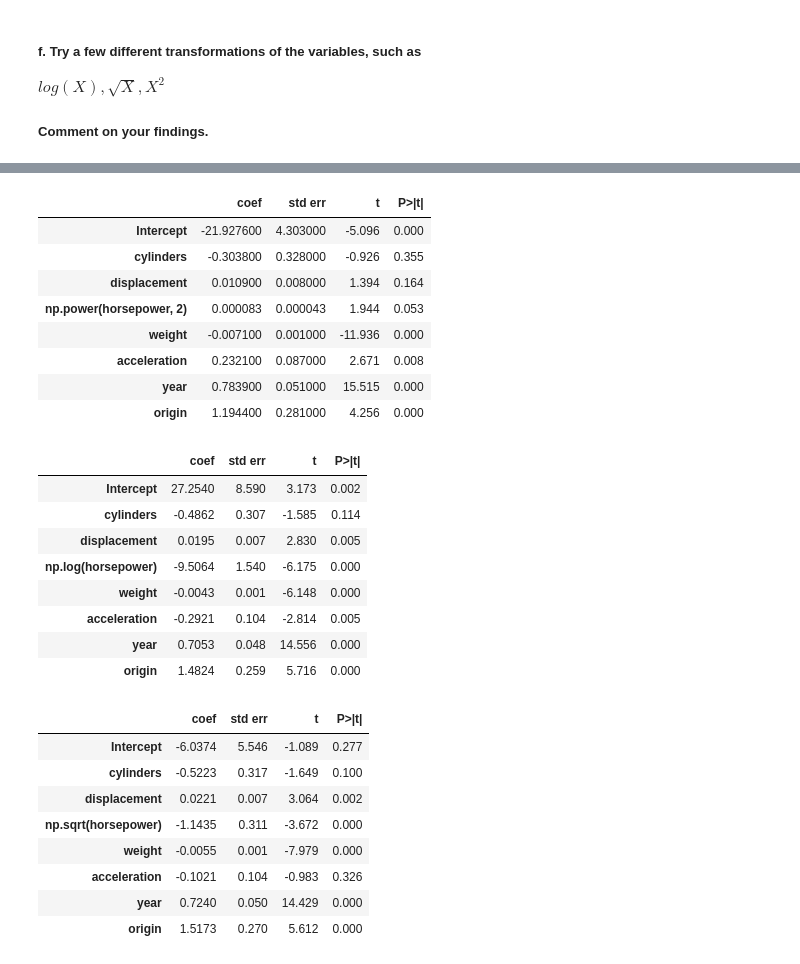
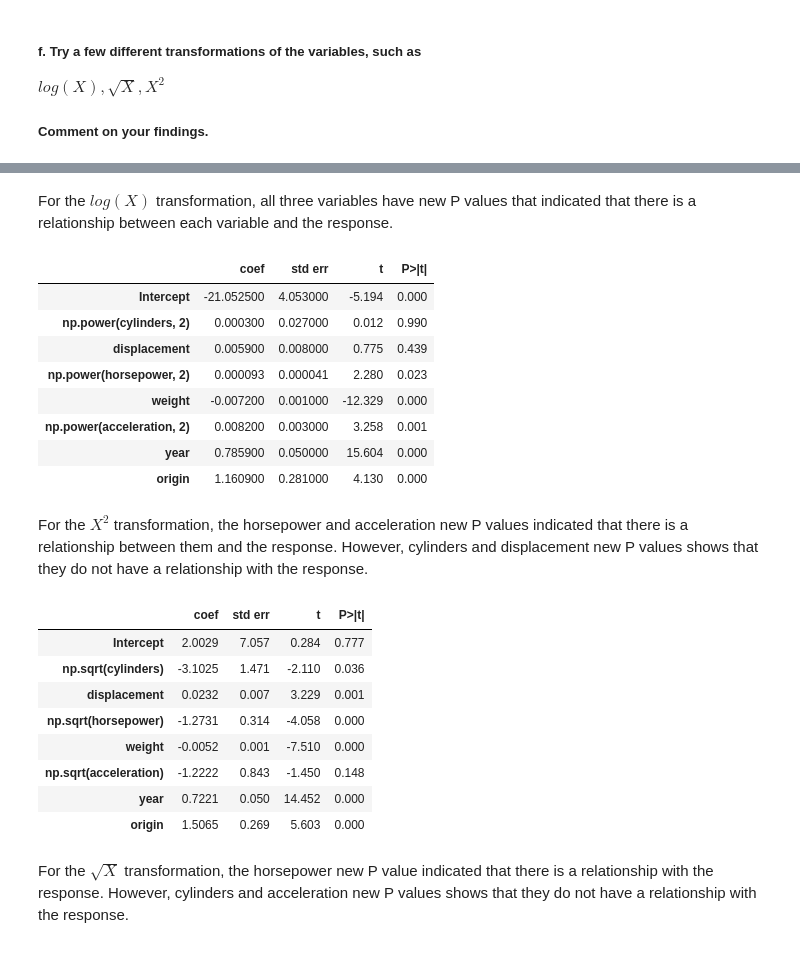
Before and after one commit to haily835/Comp-8590-Statistical-Learning, a Jupyter notebook: Assignment 2/Question 1 - Exercise 9.ipynb, the cells around one changed output, grey strips where cells are left out. Cells and saved outputs as stored; diff of their text form; code cells hidden in the pictures.

```diff
--- a/Assignment 2/Question 1 - Exercise 9.ipynb
+++ b/Assignment 2/Question 1 - Exercise 9.ipynb
@@ -95,39 +152,32 @@ $ log(X), \sqrt{X}, X^{2} $
+# %% [markdown]
+For the $ log(X) $ transformation, all three variables have new P values that indicated that there is a relationship between each variable and the response.
 # %%
-relationship = smf.ols('mpg ~ cylinders + displacement + np.power(horsepower,2) + weight + acceleration + year + origin', data=Auto).fit()
+relationship = smf.ols('mpg ~ np.power(cylinders,2) + displacement + np.power(horsepower,2) + weight + np.power(acceleration,2) + year + origin', data=Auto).fit()
 summarize(relationship)
 # %% [output]
 |  | coef | std err | t | P>|t| |
-| Intercept | -21.927600 | 4.303000 | -5.096 | 0.000 |
-| cylinders | -0.303800 | 0.328000 | -0.926 | 0.355 |
-| displacement | 0.010900 | 0.008000 | 1.394 | 0.164 |
-| np.power(horsepower, 2) | 0.000083 | 0.000043 | 1.944 | 0.053 |
-| weight | -0.007100 | 0.001000 | -11.936 | 0.000 |
-| acceleration | 0.232100 | 0.087000 | 2.671 | 0.008 |
-| year | 0.783900 | 0.051000 | 15.515 | 0.000 |
-| origin | 1.194400 | 0.281000 | 4.256 | 0.000 |
+| Intercept | -21.052500 | 4.053000 | -5.194 | 0.000 |
+| np.power(cylinders, 2) | 0.000300 | 0.027000 | 0.012 | 0.990 |
+| displacement | 0.005900 | 0.008000 | 0.775 | 0.439 |
+| np.power(horsepower, 2) | 0.000093 | 0.000041 | 2.280 | 0.023 |
+| weight | -0.007200 | 0.001000 | -12.329 | 0.000 |
+| np.power(acceleration, 2) | 0.008200 | 0.003000 | 3.258 | 0.001 |
+| year | 0.785900 | 0.050000 | 15.604 | 0.000 |
+| origin | 1.160900 | 0.281000 | 4.130 | 0.000 |
+# %% [markdown]
+For the $ X^{2} $ transformation, the horsepower and acceleration new P values indicated that there is a relationship between them and the response. However, cylinders and displacement new P values shows that they do not have a relationship with the response.
 # %%
-relationship = smf.ols('mpg ~ cylinders + displacement + np.log(horsepower) + weight + acceleration + year + origin', data=Auto).fit()
+relationship = smf.ols('mpg ~ np.sqrt(cylinders) + displacement + np.sqrt(horsepower) + weight + np.sqrt(acceleration) + year + origin', data=Auto).fit()
 summarize(relationship)
 # %% [output]
 |  | coef | std err | t | P>|t| |
-| Intercept | 27.2540 | 8.590 | 3.173 | 0.002 |
-| cylinders | -0.4862 | 0.307 | -1.585 | 0.114 |
-| displacement | 0.0195 | 0.007 | 2.830 | 0.005 |
-| np.log(horsepower) | -9.5064 | 1.540 | -6.175 | 0.000 |
-| weight | -0.0043 | 0.001 | -6.148 | 0.000 |
-| acceleration | -0.2921 | 0.104 | -2.814 | 0.005 |
-| year | 0.7053 | 0.048 | 14.556 | 0.000 |
-| origin | 1.4824 | 0.259 | 5.716 | 0.000 |
+| Intercept | 2.0029 | 7.057 | 0.284 | 0.777 |
+| np.sqrt(cylinders) | -3.1025 | 1.471 | -2.110 | 0.036 |
+| displacement | 0.0232 | 0.007 | 3.229 | 0.001 |
+| np.sqrt(horsepower) | -1.2731 | 0.314 | -4.058 | 0.000 |
+| weight | -0.0052 | 0.001 | -7.510 | 0.000 |
+| np.sqrt(acceleration) | -1.2222 | 0.843 | -1.450 | 0.148 |
+| year | 0.7221 | 0.050 | 14.452 | 0.000 |
+| origin | 1.5065 | 0.269 | 5.603 | 0.000 |
-# %%
-relationship = smf.ols('mpg ~ cylinders + displacement + np.sqrt(horsepower) + weight + acceleration + year + origin', data=Auto).fit()
-summarize(relationship)
-# %% [output]
-|  | coef | std err | t | P>|t| |
-| Intercept | -6.0374 | 5.546 | -1.089 | 0.277 |
-| cylinders | -0.5223 | 0.317 | -1.649 | 0.100 |
-| displacement | 0.0221 | 0.007 | 3.064 | 0.002 |
-| np.sqrt(horsepower) | -1.1435 | 0.311 | -3.672 | 0.000 |
-| weight | -0.0055 | 0.001 | -7.979 | 0.000 |
-| acceleration | -0.1021 | 0.104 | -0.983 | 0.326 |
-| year | 0.7240 | 0.050 | 14.429 | 0.000 |
-| origin | 1.5173 | 0.270 | 5.612 | 0.000 |
+# %% [markdown]
+For the $ \sqrt{X} $ transformation, the horsepower new P value indicated that there is a relationship with the response. However, cylinders and acceleration new P values shows that they do not have a relationship with the response.
```
Also changed, not shown: parts of 17 cells of this notebook.
